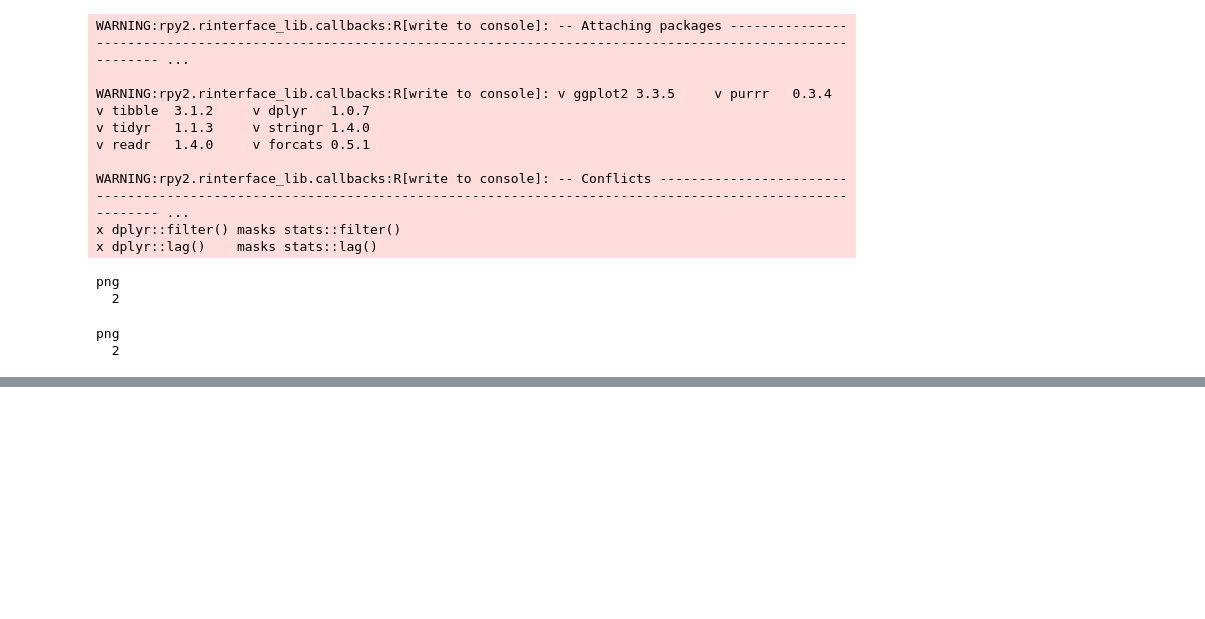
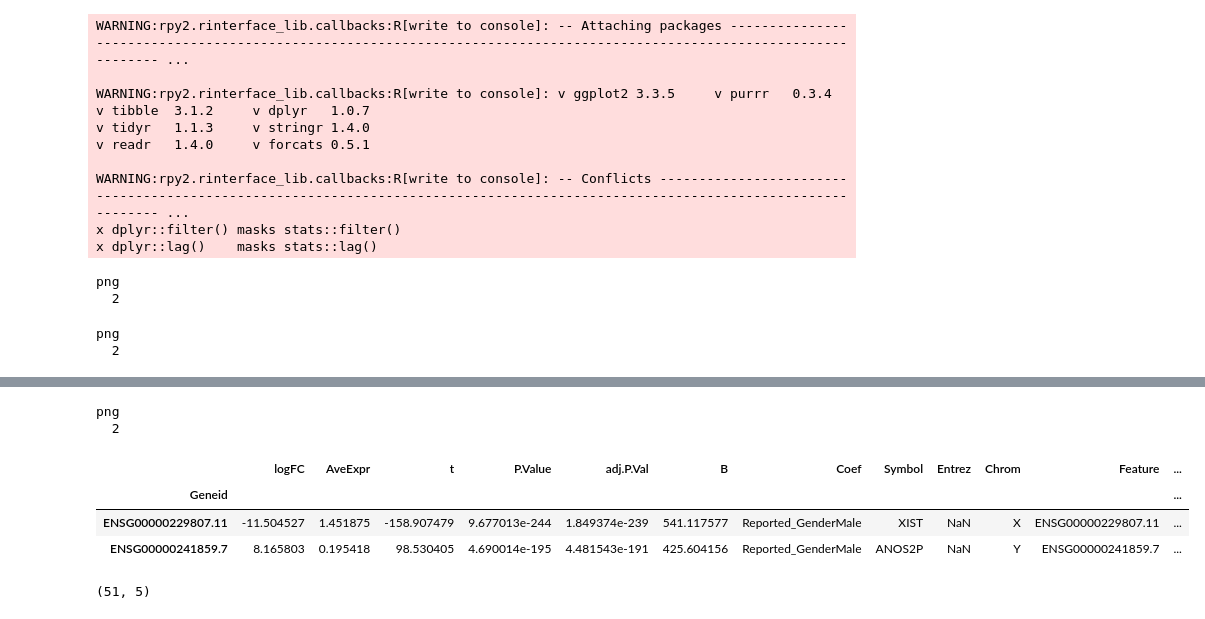
Before and after one commit to LieberInstitute/sex_differences_sz, a Jupyter notebook: differential_expression/tissue_comparison/upset_plots/_h/main.ipynb, the cells around one changed output, grey strips where cells are left out. Saved outputs shown, nothing was run; the diff lists cells and outputs as text; code cells hidden in the pictures; blank space fills up the shorter version.

```diff
--- a/differential_expression/tissue_comparison/upset_plots/_h/main.ipynb
+++ b/differential_expression/tissue_comparison/upset_plots/_h/main.ipynb
@@ -555,0 +691,78 @@ print("%0.2f%% of shared DEG are allosomal!" % dd)
+# %%
+%%R
+right_ha = rowAnnotation(
+    "Intersection\nsize" = anno_barplot(comb_size(m), border=F,
+                                        ylim = c(0, 500),
+                                        gp=gpar(fill=cbb_palette[comb_degree(m)]),
+                                        width = unit(7, "cm")))
+top_ha = HeatmapAnnotation(
+    "Set size" = anno_barplot(set_size(m), border=F,
+                              ylim = c(0, 550),
+                              gp = gpar(fill = "black"),
+                              height = unit(2, "cm")),
+    gap = unit(2, "mm"), annotation_name_side = "left",
+    annotation_name_rot = 90)
+
+pdf("cmc_hbcc_sex_tissue_upsetR_DEgenes_transpose.pdf", width=5, height=10)
+ht = draw(UpSet(t(m), pt_size=unit(5, "mm"), lwd=3,
+                comb_order = order(-comb_size(m)),
+                comb_col=cbb_palette[comb_degree(m)],
+                set_order = c("Caudate", "DLPFC", "Hippocampus", "CMC DLPFC: HBCC"),
+                column_names_gp = gpar(fontsize = 16, fontface='bold'),
+                right_annotation = right_ha, top_annotation=top_ha))
+
+od = rev(row_order(ht))
+cs = comb_size(m)
+decorate_annotation("Intersection\nsize", {
+    grid.text(cs[od], y = seq_along(cs), x = unit(cs[od], "native") +
+              unit(6, "pt"),
+        default.units = "native", just = "left", gp = gpar(fontsize = 11))
+})
+dev.off()
+
+svg("cmc_hbcc_sex_tissue_upsetR_DEgenes_transpose.svg", width=5, height=10)
+ht = draw(UpSet(t(m), pt_size=unit(5, "mm"), lwd=3,
+                comb_order = order(-comb_size(m)),
+                comb_col=cbb_palette[comb_degree(m)],
+                set_order = c("Caudate", "DLPFC", "Hippocampus", "CMC DLPFC: HBCC"),
+                column_names_gp = gpar(fontsize = 16, fontface='bold'),
+                right_annotation = right_ha, top_annotation=top_ha))
+
+od = rev(row_order(ht))
+cs = comb_size(m)
+decorate_annotation("Intersection\nsize", {
+    grid.text(cs[od], y = seq_along(cs), x = unit(cs[od], "native") +
+              unit(6, "pt"),
+        default.units = "native", just = "left", gp = gpar(fontsize = 11))
+})
+dev.off()
+# %% [output]
+png
+  2
+# %%
+dft = pd.read_csv('../../../cmc_dlpfc/_m/nimh_hbcc_maleVfemale.tsv',
+                  index_col=0, sep='\t')
+dft['Feature'] = dft.index
+dft['Dir'] = np.sign(dft['t'])
+dft['ensemblID'] = dft.index.str.replace('\\..*', '', regex=True)
+dft = dft[(dft["adj.P.Val"] < 0.05)].copy()
+dft.head(2)
+# %% [output]
+|  | logFC | AveExpr | t | P.Value | adj.P.Val | B | Coef | Symbol | Entrez | Chrom | Feature | ... |
+| Geneid |  |  |  |  |  |  |  |  |  |  |  | ... |
+| ENSG00000229807.11 | -11.504527 | 1.451875 | -158.907479 | 9.677013e-244 | 1.849374e-239 | 541.117577 | Reported_GenderMale | XIST | NaN | X | ENSG00000229807.11 | ... |
+| ENSG00000241859.7 | 8.165803 | 0.195418 | 98.530405 | 4.690014e-195 | 4.481543e-191 | 425.604156 | Reported_GenderMale | ANOS2P | NaN | Y | ENSG00000241859.7 | ... |
+# %%
+shared_df = dft.rename(columns={'Chrom': 'seqname',
+                                'Symbol': 'gene_name'})\
+               .loc[:, ['Feature', 'ensemblID', 'seqname', 'gene_name', 'Dir']]\
+               .merge(pd.DataFrame({'ensemblID': list(set(phase2_dlpfc['ensemblID']) &
+                                                      set(phase2_hippo['ensemblID']) &
+                                                      set(phase3_caudate['ensemblID']) &
+                                                      set(cmc['ensemblID']))}),
+                      on='ensemblID')
+shared_df.seqname = 'chr'+shared_df.seqname
+shared_df.to_csv('cmc_hbcc_shared_degs_annotation.txt', sep='\t', index=False, header=True)
+shared_df.shape
+# %% [output]
+(51, 5)
```
Also changed, not shown: parts of 33 cells of this notebook, 15 other files.
